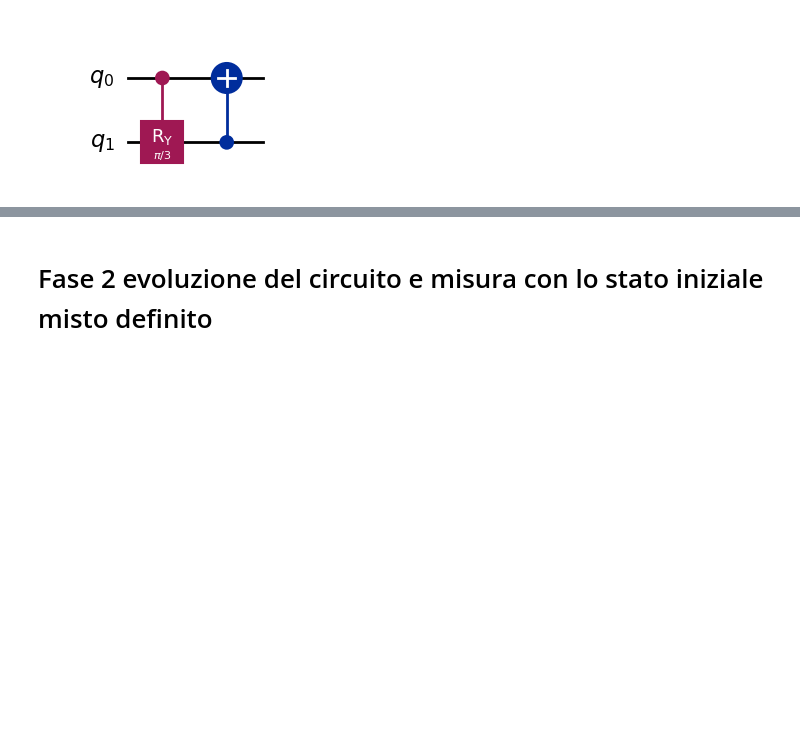
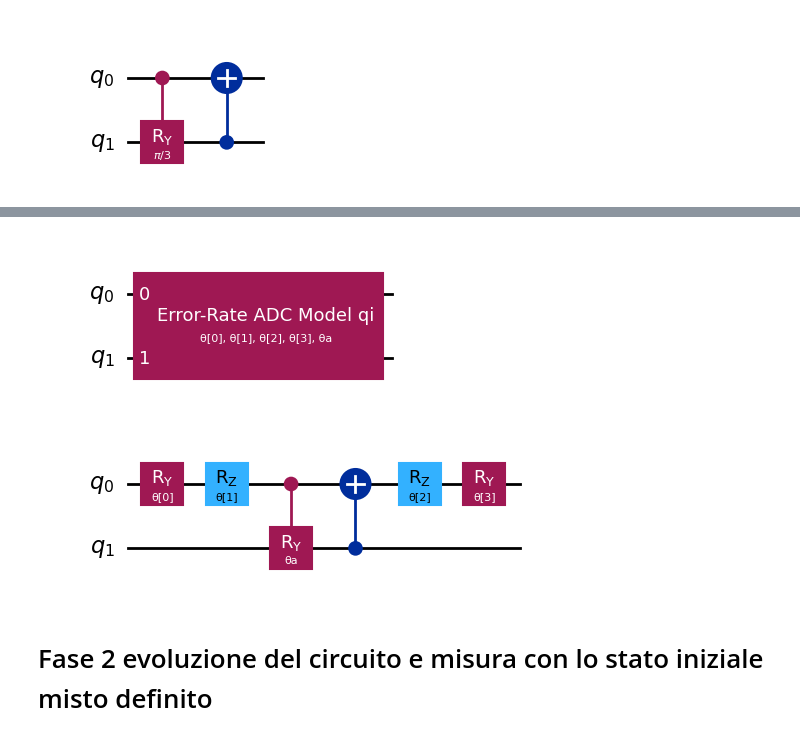
Before and after one commit to remgabryldel/quantum-amplitude-damping-channel, a Jupyter notebook: q-a-d.ipynb, the cells around one changed output, grey strips where cells are left out. Saved outputs shown, nothing was run; the diff lists cells and outputs as text; code cells hidden in the pictures; blank space fills up the shorter version.

Commit message:
Definizione canale Error Rate Amplitude Damping con convenzione Qiskit e esempio

```diff
--- a/q-a-d.ipynb
+++ b/q-a-d.ipynb
@@ -296,0 +357,78 @@ $$
+# %%
+
+def build_parametrized_eradc_qi(thetas,noise):
+    """
+    Costruisce un circuito quantistico a 2 qubit con porte parametrizzate.
+
+    Parametri:
+        thetas (ParameterVector): vettore di 4 parametri [θ₀, θ₁, θ₂, θ₃], noise parametrico η
+
+
+    Restituisce:
+        QuantumCircuit: circuito inizializzato con le porte e parametri
+    """
+
+    # Se i parametri non sono forniti, crea valori simbolici di default
+    if thetas is None:
+        thetas = ParameterVector("θ", 4)
+    if noise is None:
+        noise = Parameter('θa')
+
+    # verifico che il vettore di parametri thetas coincide con quelli del circuito altrimenti solleva un eccezione
+    if len(thetas) != 4:
+        raise ValueError("Il ParameterVector deve contenere esattamente 4 parametri.")
+
+    qc = QuantumCircuit(2)
+
+    qc.ry(thetas[0], 0)                      # RY su qubit sis
+    qc.rz(thetas[1], 0)                      # RZ su qubit sis
+
+    qc.append(amplitude_damping_gate_qi(noise), [0, 1]) # Amplitude damping su [0,1]
+
+    qc.rz(thetas[2], 0)                      # RZ su qubit sis
+    qc.ry(thetas[3], 0)                      # RY su qubit sis
+
+    # Converte in un Custom Gate
+    gate = qc.to_gate(label="Error-Rate ADC Model qi")
+
+    # Ritorna il gate
+    return gate
+
+# vettore di parametri theta per ogni matrice rotazione
+thetas = ParameterVector("θ", 4)
+
+# parametro per amplitude damping
+noise = Parameter('θa')
+
+# creo il circuito
+ERADC_q = QuantumCircuit(2)
+
+# aggiungo il gate che simula il canale amplitude damping
+ERADC_q.append(build_parametrized_eradc_qi(thetas,noise), [0,1])
+
+# creo un dizionario dove per ogni parametro "nome_param": assegna_value
+param_values = {
+    "θ[0]": np.pi/6,
+    "θ[1]": np.pi/4,
+    "θ[2]": np.pi/3,
+    "θ[3]": np.pi/2,
+    "θa"  : np.pi/3
+}
+# print(ERADC.parameters)
+
+# assegna al circuito tutti i parametri definiti nel dizionario
+bound_ERADC_q = ERADC_q.assign_parameters(param_values)
+
+print(" forma matriciale dell'operatore dell'intero circuito")
+
+# mostra l'operatore in forma matriciale che agisce sul canale
+display(Operator.from_circuit(bound_ERADC_q).draw("latex"))
+
+#mostra il circuito
+display(ERADC_q.draw("mpl"))
+
+# mostra il circuito decomposto
+display(ERADC_q.decompose().decompose("AmpDamp").draw("mpl"))
+
+# print(ERADC.parameters) #permette di mostrare tutti i parametri non definiti
+# %% [output]
@@ -297,3 +444,5 @@ $$
+[figure, added]
+[figure, added]
 # %% [markdown]
 # Fase 2 evoluzione del circuito e misura con lo stato iniziale misto definito
 # %% [markdown]
```
Also changed, not shown: parts of 6 cells of this notebook.
